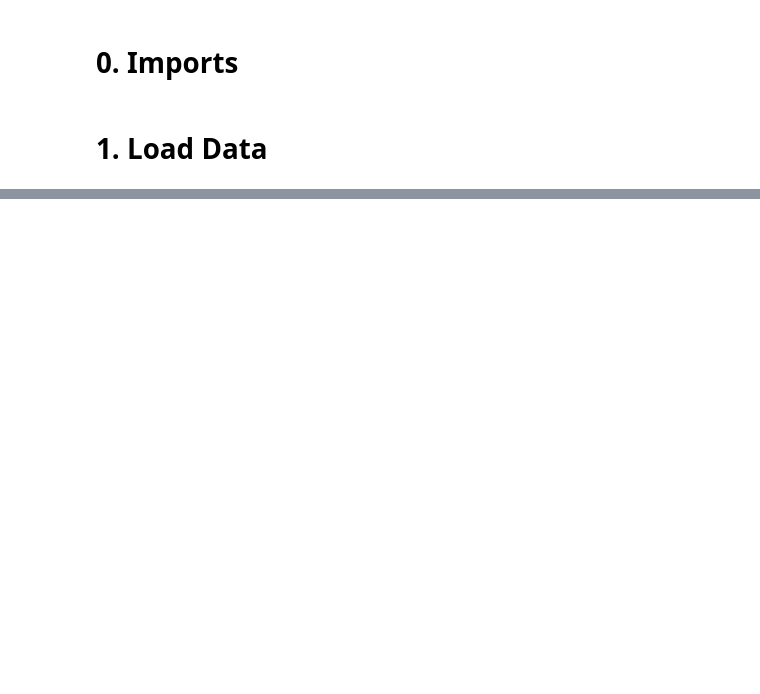
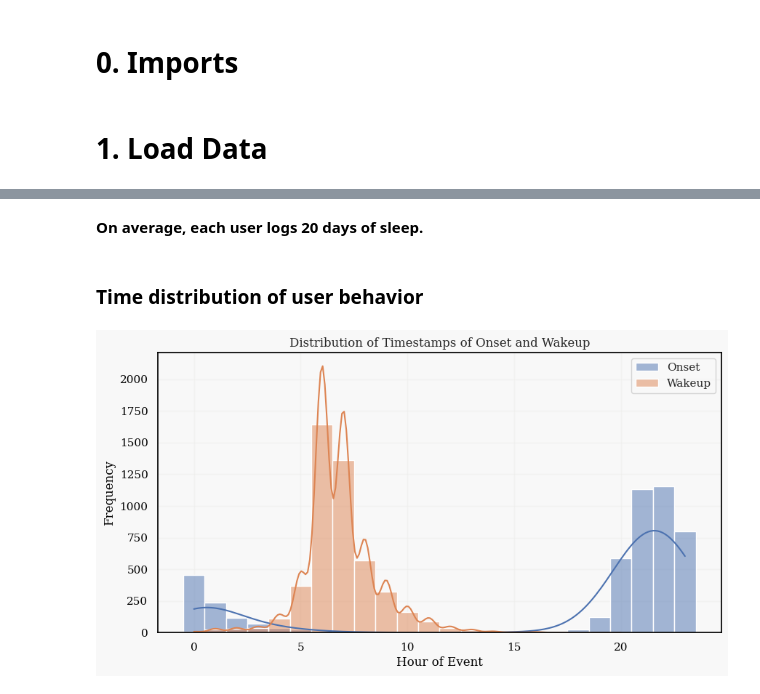
Before and after one commit to zerolovesea/Kaggle_Competitions, a Jupyter notebook: detect-sleep-baseline-modeling.ipynb, the cells around one changed output, grey strips where cells are left out. Cells and saved outputs as stored; diff of their text form; code cells hidden in the pictures; blank space fills up the shorter version.

Commit message:
Kaggle Notebook | [ZZz]Memory Reduce, Preprocessing and EDA  | Version 10

```diff
--- a/detect-sleep-baseline-modeling.ipynb
+++ b/detect-sleep-baseline-modeling.ipynb
@@ -228,0 +77,6 @@ submission.to_csv('submission.csv', index=False)
+# %%
+train_events = pd.read_csv("/kaggle/input/child-mind-institute-detect-sleep-states/train_events.csv")
+train_series = pd.read_parquet("/kaggle/input/child-mind-institute-detect-sleep-states/train_series.parquet")
+
+test_series  = pd.read_parquet("/kaggle/input/child-mind-institute-detect-sleep-states/test_series.parquet")
+sample_submission = pd.read_csv('/kaggle/input/child-mind-institute-detect-sleep-states/sample_submission.csv')
@@ -228,0 +182,3 @@ submission.to_csv('submission.csv', index=False)
+# %%
+train_events.dropna(inplace=True)
+train_events.shape
@@ -228,0 +197,7 @@ submission.to_csv('submission.csv', index=False)
+# %%
+def time_preprocessing(df):
+    df['date'] = df['timestamp'].str.split('T', expand=True)[0]
+    df['time'] = df['timestamp'].str.split('T', expand=True)[1].str.split('-', expand=True)[0]
+    df['timestamp'] = pd.to_datetime(df['date']+' '+df['time'])
+    df['hour'] = df['timestamp'].dt.hour
+    return df
@@ -228,0 +206,4 @@ submission.to_csv('submission.csv', index=False)
+# %%
+# Preprocessing
+
+train_events = time_preprocessing(train_events)
@@ -228,0 +240,20 @@ submission.to_csv('submission.csv', index=False)
+# %% [markdown]
+**On average, each user logs 20 days of sleep.**
+# %% [markdown]
+### Time distribution of user behavior
+# %%
+df_onset = train_events[train_events['event'] == 'onset']
+df_wakeup = train_events[train_events['event'] == 'wakeup']
+
+plt.figure(figsize=(10, 5))
+sns.histplot(df_onset['hour'], kde=True, label='Onset', discrete=True)
+sns.histplot(df_wakeup['hour'], kde=True, label='Wakeup', discrete=True)
+
+plt.xlabel('Hour of Event')
+plt.ylabel('Frequency')
+plt.title('Distribution of Timestamps of Onset and Wakeup')
+plt.legend()
+
+plt.show()
+# %% [output]
+[figure, added]
```
Also changed, not shown: parts of 48 cells of this notebook.
